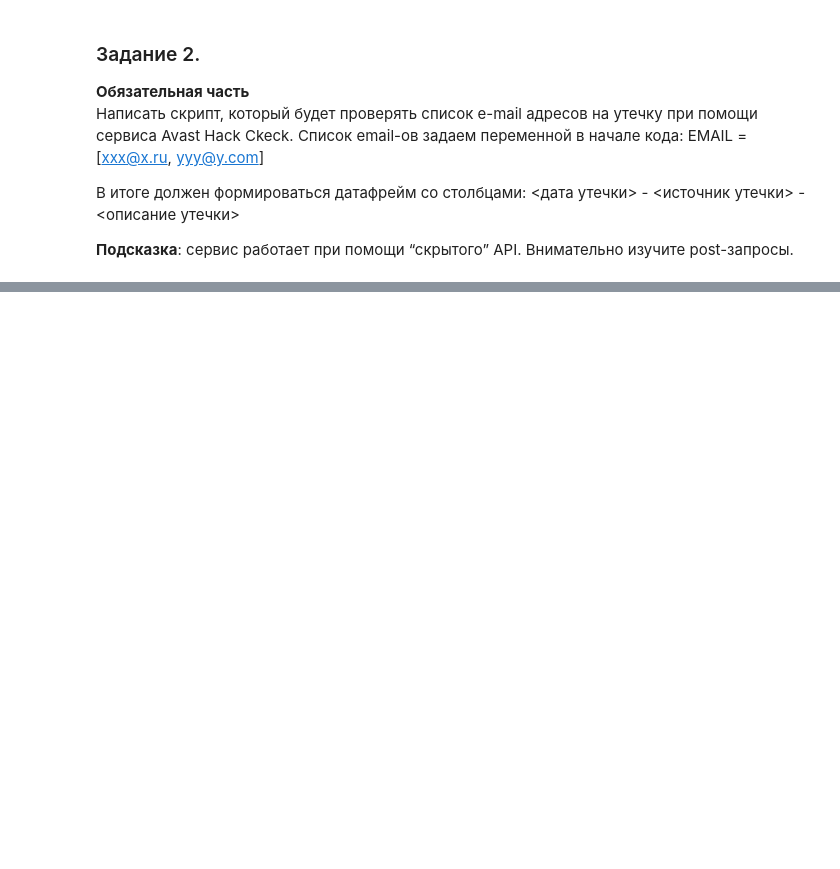
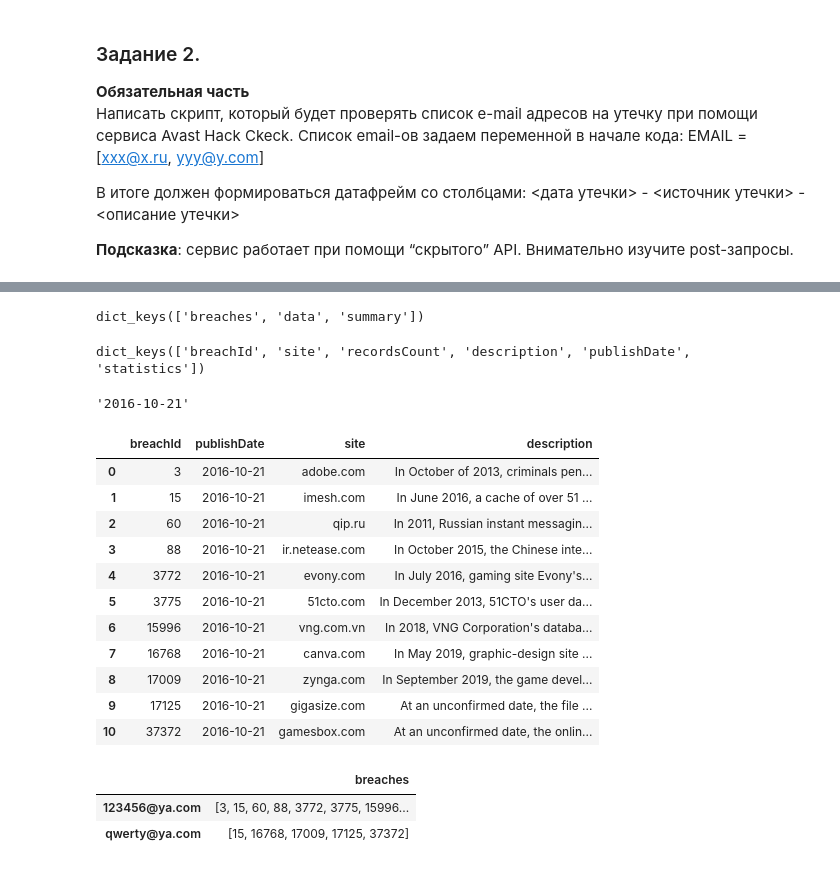
Before and after one commit to petrovalina93/PYDP-19, a Jupyter notebook: web_scraping/web_scraping.ipynb, the cells around one changed output, grey strips where cells are left out. Cells and saved outputs as stored; diff of their text form; code cells hidden in the pictures; blank space fills up the shorter version.

```diff
--- a/web_scraping/web_scraping.ipynb
+++ b/web_scraping/web_scraping.ipynb
@@ -341,2 +321,0 @@ headers = {
-# %%
-url = 'https://www.avast.com/hackcheck/'
@@ -347,0 +322,3 @@ request
+# %%
+data_json = {"emailAddresses": ["123456@ya.com", "qwerty@ya.com"]}
+type(data_json)
@@ -359,0 +352,32 @@ results - нужный ключ, где вся инфа лежит
+# %%
+request.json().keys()
+# %% [output]
+dict_keys(['breaches', 'data', 'summary'])
+# %%
+request.json()['breaches']['3'].keys()
+# %% [output]
+dict_keys(['breachId', 'site', 'recordsCount', 'description', 'publishDate', 'statistics'])
+# %%
+request.json()['breaches']['3']['publishDate'][:10]
+# %% [output]
+'2016-10-21'
+# %%
+import pandas as pd
+df = pd.DataFrame(request.json()['breaches']).T.reset_index()[['breachId', 'publishDate', 'site', 'description']]
+# %%
+df.publishDate =  df.publishDate[0][:10]
+# %%
+df # итоговый датафрейм
+# %% [output]
+|  | breachId | publishDate | site | description |
+| 0 | 3 | 2016-10-21 | adobe.com | In October of 2013, criminals pen... |
+| 1 | 15 | 2016-10-21 | imesh.com | In June 2016, a cache of over 51 ... |
+| 2 | 60 | 2016-10-21 | qip.ru | In 2011, Russian instant messagin... |
+| 3 | 88 | 2016-10-21 | ir.netease.com | In October 2015, the Chinese inte... |
+| 4 | 3772 | 2016-10-21 | evony.com | In July 2016, gaming site Evony's... |
+| 5 | 3775 | 2016-10-21 | 51cto.com | In December 2013, 51CTO's user da... |
+| 6 | 15996 | 2016-10-21 | vng.com.vn | In 2018, VNG Corporation's databa... |
+| 7 | 16768 | 2016-10-21 | canva.com | In May 2019, graphic-design site ... |
+| 8 | 17009 | 2016-10-21 | zynga.com | In September 2019, the game devel... |
+| 9 | 17125 | 2016-10-21 | gigasize.com | At an unconfirmed date, the file ... |
+| 10 | 37372 | 2016-10-21 | gamesbox.com | At an unconfirmed date, the onlin... |
@@ -359,0 +386,7 @@ results - нужный ключ, где вся инфа лежит
+# %%
+df_total_breaches = pd.DataFrame(request.json()['summary']).T
+df_total_breaches
+# %% [output]
+|  | breaches |
+| 123456@ya.com | [3, 15, 60, 88, 3772, 3775, 15996... |
+| qwerty@ya.com | [15, 16768, 17009, 17125, 37372] |
```
Also changed, not shown: parts of 15 cells of this notebook.
